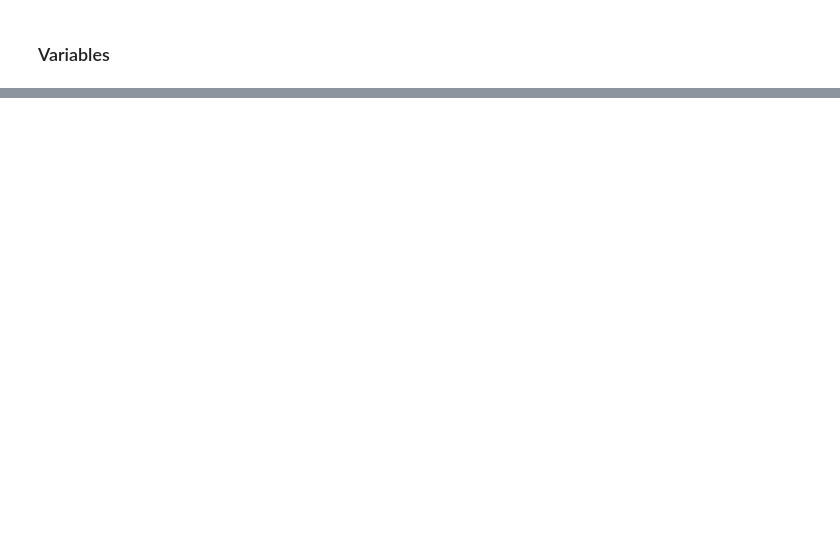
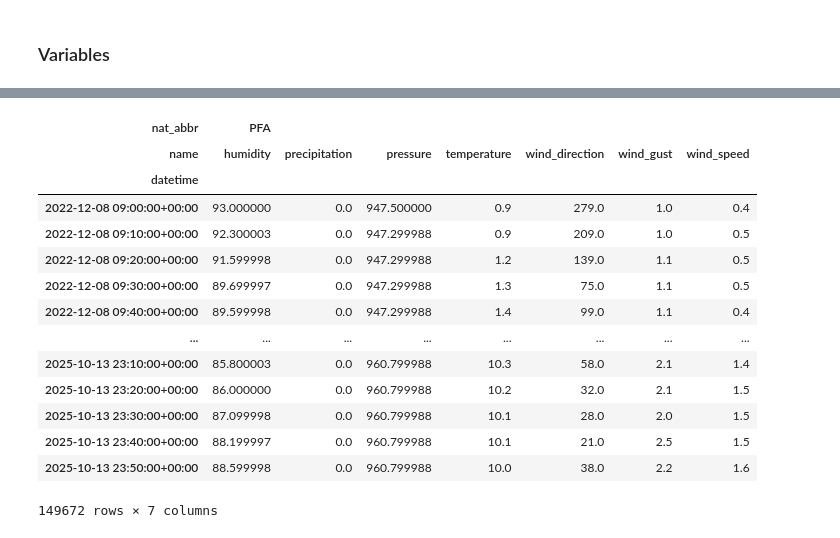
Before and after one commit to aureliedj/weather-station-model-with-transformers, a Jupyter notebook: Data_Exploration.ipynb, the cells around one changed output, grey strips where cells are left out. Saved outputs shown, nothing was run; the diff lists cells and outputs as text; code cells hidden in the pictures; blank space fills up the shorter version.

```diff
--- a/Data_Exploration.ipynb
+++ b/Data_Exploration.ipynb
@@ -1,8 +1,9 @@
 # %%
-from operator import index
+import os
+import pandas as pd
 
-import matplotlib.dates as mdates
-import matplotlib.pyplot as plt
+os.getcwd()
+
 
 import peakweather
 
@@ -21,6 +22,7 @@ ds = PeakWeatherDataset(root="/Users/aureliedejong/Documents/ETH/_DAS Project/Pe
                                       "wind_direction",
                                       "precipitation",
                                       ],
+                        extended_topo_vars="DEM",
                         station_type="meteo_station")
 # %% [output]
 PeakWeather version  0.2.1
@@ -228,0 +204,20 @@ len(df_station)
+# %%
+df_PFA, mask_PFA = ds.get_observations("PFA", return_mask= True)
+# %%
+df_PFA[mask_PFA].dropna()
+# %% [output]
+| nat_abbr | PFA |  |  |  |  |  |  |
+| name | humidity | precipitation | pressure | temperature | wind_direction | wind_gust | wind_speed |
+| datetime |  |  |  |  |  |  |  |
+| 2022-12-08 09:00:00+00:00 | 93.000000 | 0.0 | 947.500000 | 0.9 | 279.0 | 1.0 | 0.4 |
+| 2022-12-08 09:10:00+00:00 | 92.300003 | 0.0 | 947.299988 | 0.9 | 209.0 | 1.0 | 0.5 |
+| 2022-12-08 09:20:00+00:00 | 91.599998 | 0.0 | 947.299988 | 1.2 | 139.0 | 1.1 | 0.5 |
+| 2022-12-08 09:30:00+00:00 | 89.699997 | 0.0 | 947.299988 | 1.3 | 75.0 | 1.1 | 0.5 |
+| 2022-12-08 09:40:00+00:00 | 89.599998 | 0.0 | 947.299988 | 1.4 | 99.0 | 1.1 | 0.4 |
+| ... | ... | ... | ... | ... | ... | ... | ... |
+| 2025-10-13 23:10:00+00:00 | 85.800003 | 0.0 | 960.799988 | 10.3 | 58.0 | 2.1 | 1.4 |
+| 2025-10-13 23:20:00+00:00 | 86.000000 | 0.0 | 960.799988 | 10.2 | 32.0 | 2.1 | 1.5 |
+| 2025-10-13 23:30:00+00:00 | 87.099998 | 0.0 | 960.799988 | 10.1 | 28.0 | 2.0 | 1.5 |
+| 2025-10-13 23:40:00+00:00 | 88.199997 | 0.0 | 960.799988 | 10.1 | 21.0 | 2.5 | 1.5 |
+| 2025-10-13 23:50:00+00:00 | 88.599998 | 0.0 | 960.799988 | 10.0 | 38.0 | 2.2 | 1.6 |
+149672 rows × 7 columns
```
Also changed, not shown: parts of 30 cells of this notebook, 3 other files.
